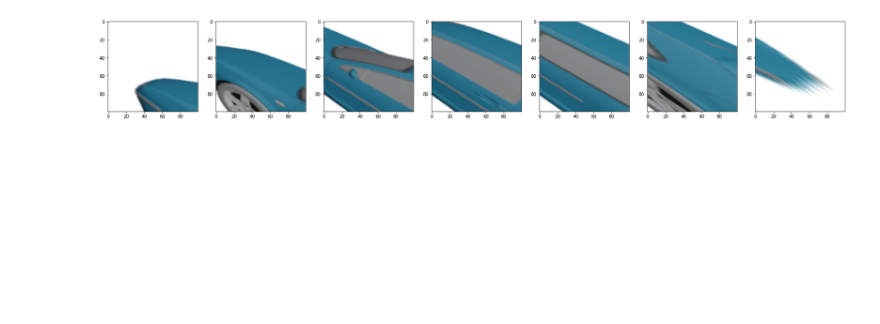
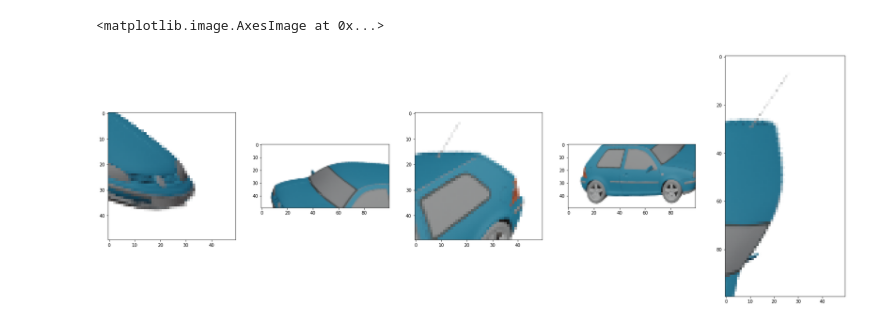
Before and after one commit to lcordey/codePDM, a Jupyter notebook: img2sdf_ML/test_.ipynb, the cells around one changed output. Drawn from its saved outputs; the diff is of its cells as text; code cells hidden in the pictures; blank space fills up the shorter version.

```diff
--- a/img2sdf_ML/test_.ipynb
+++ b/img2sdf_ML/test_.ipynb
@@ -76,6 +85,43 @@ plt.scatter(x = loc_mid_2d[interp,:,0] * 450, y = loc_mid_2d[interp,:,1] * 300,
+# %%
+height, width, depth = 50, 50, 100
+# %%
+fig, axs = plt.subplots(1,5, figsize=(30,10))
+
+# front
+src = np.array([loc_2d[0,:2],loc_2d[1,:2],loc_2d[2,:2],loc_2d[3,:2]]).copy()
+dst = np.array([[0,height],[width,height],[width,0],[0,0]])
+h, mask = cv2.findHomography(src, dst)
+axs[0].imshow(cv2.warpPerspective(im, h, (width,height)))
+
+
+src = np.array([loc_2d[1,:2],loc_2d[5,:2],loc_2d[6,:2],loc_2d[2,:2]]).copy()
+dst = np.array([[0,height],[depth,height],[depth,0],[0,0]])
+h, mask = cv2.findHomography(src, dst)
+axs[1].imshow(cv2.warpPerspective(im, h, (depth,height)))
+
+
+src = np.array([loc_2d[5,:2],loc_2d[4,:2],loc_2d[7,:2],loc_2d[6,:2]]).copy()
+dst = np.array([[0,height],[width,height],[width,0],[0,0]])
+h, mask = cv2.findHomography(src, dst)
+axs[2].imshow(cv2.warpPerspective(im, h, (width,height)))
+
+
+src = np.array([loc_2d[4,:2],loc_2d[0,:2],loc_2d[3,:2],loc_2d[7,:2]]).copy()
+dst = np.array([[0,height],[depth,height],[depth,0],[0,0]])
+h, mask = cv2.findHomography(src, dst)
+axs[3].imshow(cv2.warpPerspective(im, h, (depth,height)))
+
+
+src = np.array([loc_2d[3,:2],loc_2d[2,:2],loc_2d[6,:2],loc_2d[7,:2]]).copy()
+dst = np.array([[0,depth],[width,depth],[width,0],[0,0]])
+h, mask = cv2.findHomography(src, dst)
+axs[4].imshow(cv2.warpPerspective(im, h, (width,depth)))
+# %% [output]
+<matplotlib.image.AxesImage at 0x...>
+[figure, added]
 # %%
-height, width = 100, 100
-fig, axs = plt.subplots(1,num_interp, figsize=(30,10))
+height, width = 25, 25
+# fig, axs = plt.subplots(1,num_interp, figsize=(30,10))
 for i in range(num_interp):
     src = np.array([loc_mid_2d[i,0,:2],loc_mid_2d[i,1,:2],loc_mid_2d[i,2,:2],loc_mid_2d[i,3,:2]])
     src[:,0] = src[:,0] * 450
@@ -83,6 +129,4 @@ for i in range(num_interp):
     dst = np.array([[0,height],[width,height],[width,0],[0,0]])
     h, mask = cv2.findHomography(src, dst)
 
-    axs[i].imshow(cv2.warpPerspective(im, h, (width,height)))
+    # axs[i].imshow(cv2.warpPerspective(im, h, (width,height)))
-# %% [output]
-[figure, removed]
```
Also changed, not shown: parts of 4 cells of this notebook, 8 other files.
